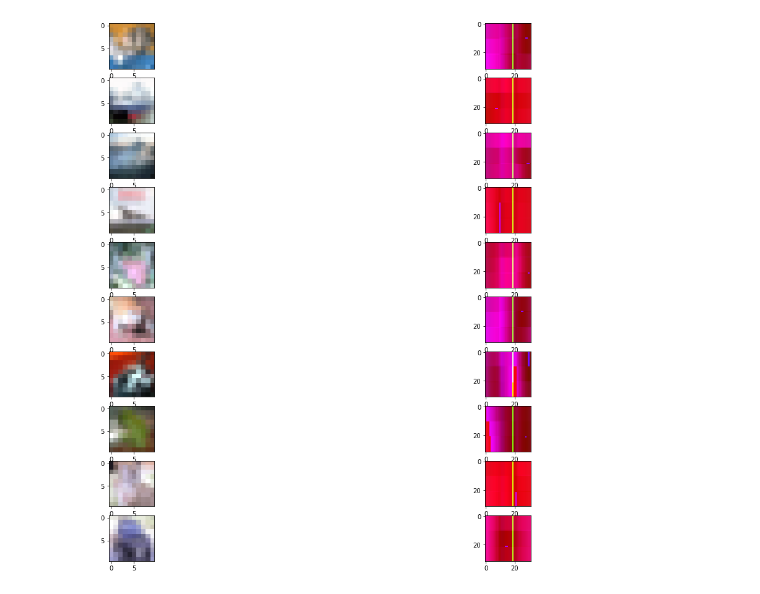
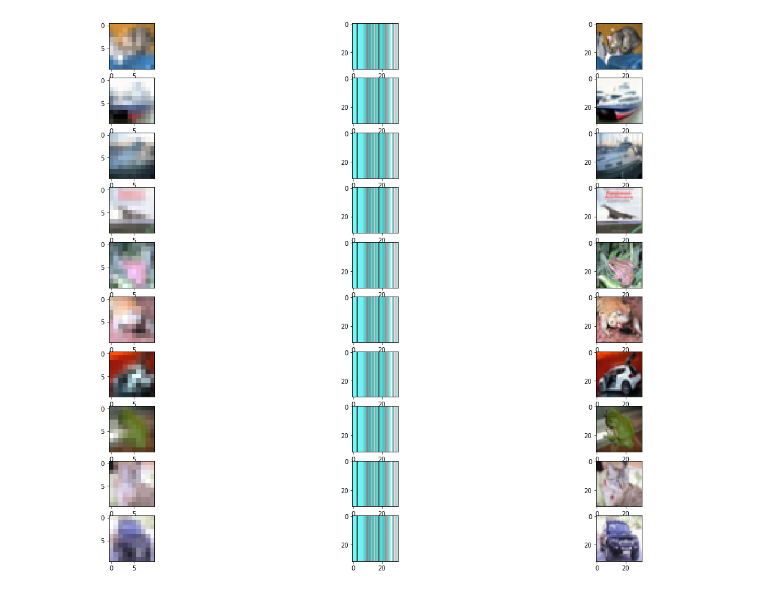
Before and after one commit to Rasmussen-Brandon/CSP_Brandon, a Jupyter notebook: keras/cifar-10_with_images.ipynb, the cells around one changed output. Saved outputs shown, nothing was run; the diff lists cells and outputs as text; code cells hidden in the pictures.

```diff
--- a/keras/cifar-10_with_images.ipynb
+++ b/keras/cifar-10_with_images.ipynb
@@ -5,6 +5,7 @@ import os
 import tensorflow as tf
 from keras import optimizers
 from keras.models import Sequential
+from keras.constraints import non_neg
 from keras.layers import Dense, Dropout, Activation, Flatten, Reshape, UpSampling1D, UpSampling2D, UpSampling3D
 from keras.layers import Conv2D, Conv1D, MaxPooling2D, BatchNormalization
 from keras.callbacks import TensorBoard
@@ -28,12 +29,11 @@ sptlvarmeasure=32
 
 
 
-backend.set_image_dim_ordering('th')
+
 # 4. Load pre-shuffled MNIST data into train and test sets
 (X_train, y_train), (X_test, y_test) = cifar10.load_data()
 y_train=X_train.copy()
 y_test=X_test.copy()
-print(X_test.shape)
 newximglist=[]
 newx2imglist=[]
 imagecounter=0
@@ -55,6 +55,21 @@ for image in X_test:
     newx2imglist.append(newximage.copy())
     imagecounter+=1
 X_test=np.array(newx2imglist)
+y_train=np.swapaxes(y_train,1,-1)
+y_test=np.swapaxes(y_test,1,-1)
 print(X_test.shape)
 print(X_train.shape)
+print(y_train.shape)
+print(y_test.shape)
+# 5. Preprocess input data
+print(X_train.shape)
+print(y_train.shape)
+X_train = X_train.astype('float32')
+X_test = X_test.astype('float32')[0:10]
+y_train = y_train.astype('float32')
+y_test = y_test.astype('float32')[0:10]
+X_train /= 255
+X_test /= 255
+y_train /= 255
+y_test /= 255
 # %% [output]
@@ -170,9 +165,11 @@ if os.path.isfile('model.json'):
     # load weights into new model
     loaded_model.load_weights("model.h5")
     print("Loaded model from disk")
+opt = optimizers.Adam(lr=.01, beta_1=0.9, beta_2=0.999, epsilon=.000001, decay=0.0)
 init = tf.initialize_all_variables()
 sess = tf.Session()
 sess.run(init)
+print(X_train.shape)
 tensorboard = TensorBoard(log_dir=os.getcwd()+'/logs'.format(time.time()))
 writer = tf.summary.FileWriter(os.getcwd()+'/logs').add_graph(sess.graph)
 try:
@@ -180,11 +177,11 @@ try:
               optimizer=opt,
               metrics=['accuracy'])
   loaded_model.fit(X_train, y_train,
-              batch_size=16, nb_epoch=2, verbose=1, callbacks=[tensorboard])
+              batch_size=96, nb_epoch=3, verbose=1, callbacks=[tensorboard])
   model=loaded_model
 except (NameError, ValueError) as e:
     model.fit(X_train, y_train,
-              batch_size=32, nb_epoch=2, verbose=1, callbacks=[tensorboard])
+              batch_size=96, nb_epoch=3, verbose=1, callbacks=[tensorboard])
 model_json = model.to_json()
 with open("model.json", "w") as json_file:
     json_file.write(model_json)
@@ -203,24 +208,28 @@ print(score)
 # %%
 import matplotlib.pyplot as plt
 classes=[]
 for image in class_scores:
     thisclass=image
     classes.append(thisclass)
-f, ax = plt.subplots(10,2, figsize=(20, 16))
+f, ax = plt.subplots(10,3, figsize=(20, 16))
 axind0=0
 axind1=0
 imagecounter=0
 for image in X_test:
     axind0=imagecounter
     emptyximage=np.zeros((10,10,3))
     emptyyimage=np.zeros((32,32,3))
+    emptytargetimage=np.zeros((32,32,3))
     for band in range(1,4):
-        newximage=image[band-1:band,0:10,0:10]
-        newyimage=classes[imagecounter][band-1:band,:,:]
+        newximage=np.abs(image[band-1:band,0:10,0:10])
+        newtargetimage=y_test[imagecounter][band-1:band,0:32,0:32]
+        newyimage=np.abs(classes[imagecounter][band-1:band,0:32,0:32])
         emptyximage[:,:,band-1:band]=newximage.reshape((10,10,1))*(1/np.max(newximage))
         emptyyimage[:,:,band-1:band]=newyimage.reshape((32,32,1))*(1/np.max(newyimage))
+        emptytargetimage[:,:,band-1:band]=newtargetimage.reshape((32,32,1))*(1/np.max(newtargetimage))
     imagecounter+=1
     ax[axind0,0].imshow(emptyximage)
     ax[axind0,1].imshow(emptyyimage)
+    ax[axind0,2].imshow(emptytargetimage)
 # %% [output]
-[figure, old version]
+[figure, new version]
```
Also changed, not shown: parts of 5 cells of this notebook, 10 other files.
